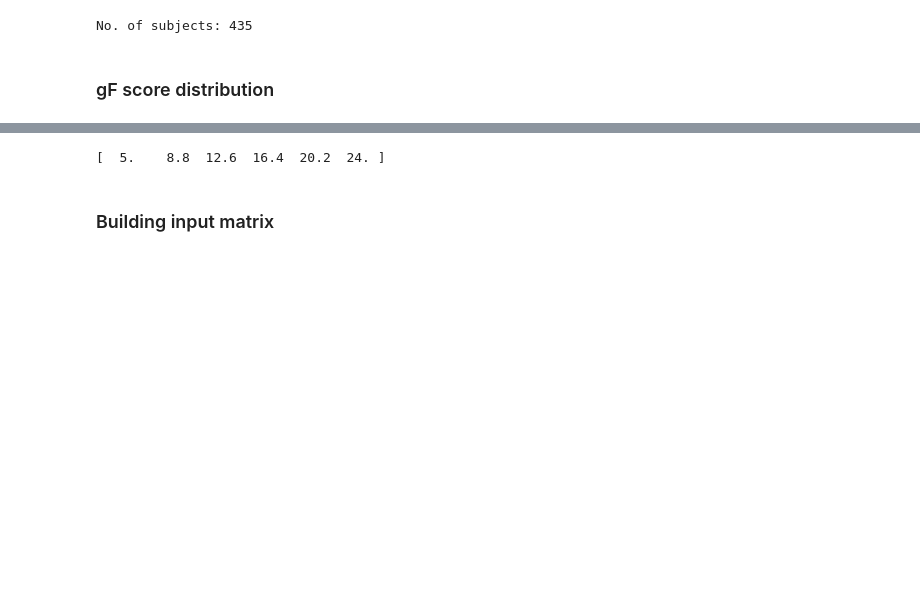
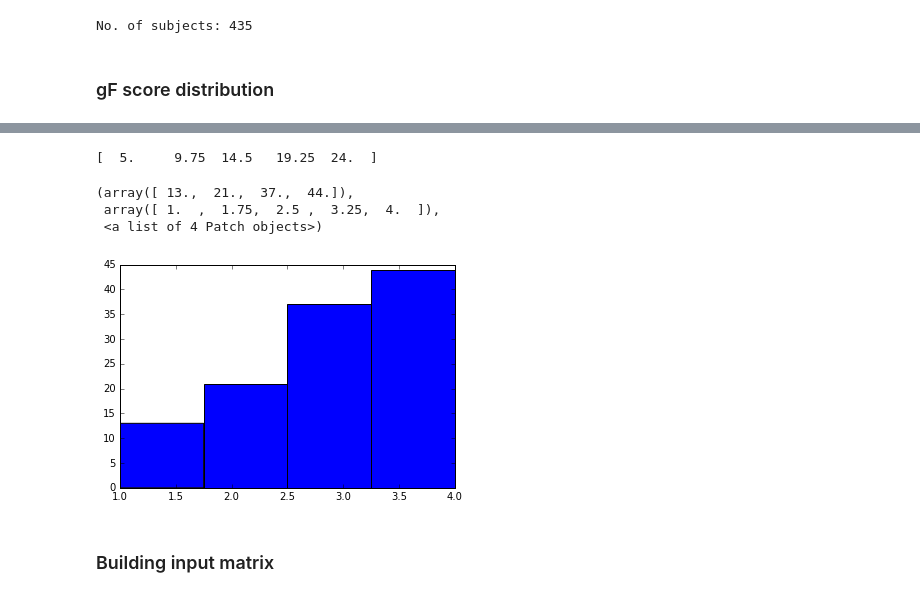
Before and after one commit to paola-g/iq_prediction, a Jupyter notebook: mixed_effects.ipynb, the cells around one changed output, grey strips where cells are left out. Cells and saved outputs as stored; diff of their text form; code cells hidden in the pictures; blank space fills up the shorter version.

```diff
--- a/mixed_effects.ipynb
+++ b/mixed_effects.ipynb
@@ -128,11 +128,17 @@ interact(plot_hist, n_bins=(5,50,5))
 5
 # %%
 # needed for stratified k-fold
+n_bins = 4;
 hist, bin_limits = np.histogram(gF, n_bins)
-bins = np.digitize(gF, bin_limits)
+bins = np.digitize(gF, bin_limits[:-1])
 print(bin_limits)
+plt.hist(bins,4)
 # %% [output]
-[  5.    8.8  12.6  16.4  20.2  24. ]
+[  5.     9.75  14.5   19.25  24.  ]
+(array([ 13.,  21.,  37.,  44.]),
+ array([ 1.  ,  1.75,  2.5 ,  3.25,  4.  ]),
+ <a list of 4 Patch objects>)
+[figure, added]
 # %% [markdown]
 ### Building input matrix
 # %%
```
Also changed, not shown: parts of 8 cells of this notebook, 2 other files.
